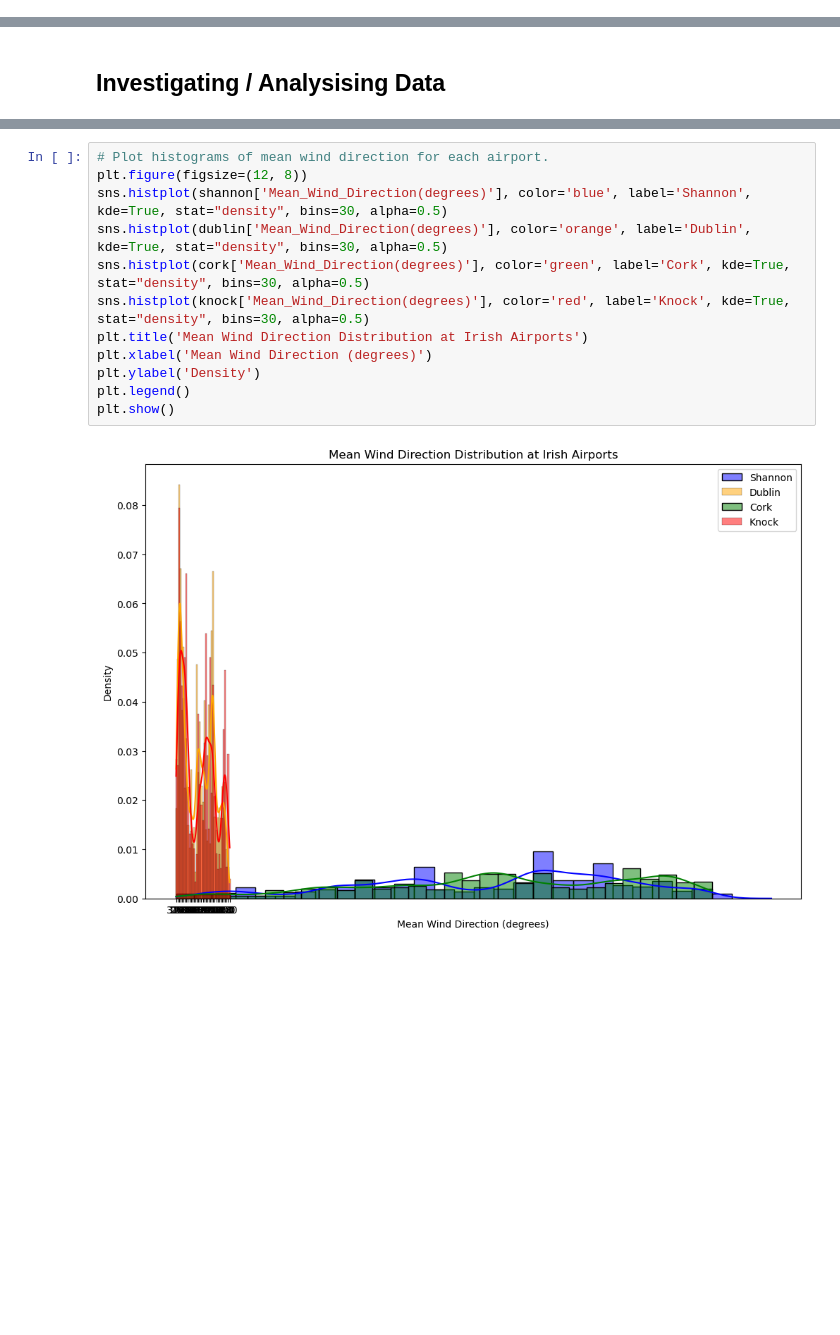
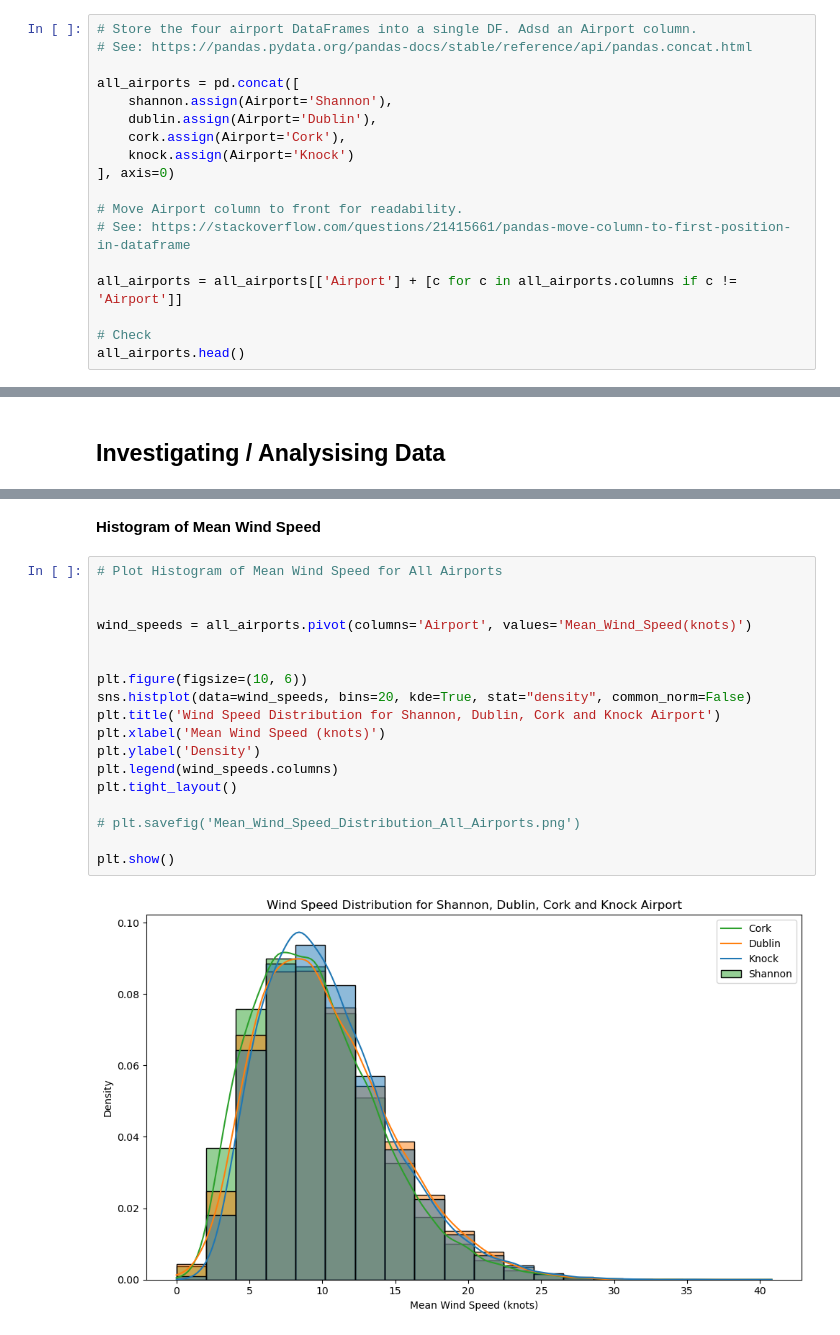
Before and after one commit to LDonn32/PDFA, a Jupyter notebook: Project/Wind-Speed-Analysis.ipynb, the cells around one changed output, grey strips where cells are left out. Saved outputs shown, nothing was run; the diff lists cells and outputs as text; blank space fills up the shorter version.

Commit message:
histograms completed

```diff
--- a/Project/Wind-Speed-Analysis.ipynb
+++ b/Project/Wind-Speed-Analysis.ipynb
@@ -313,0 +314,18 @@ knock = knock[['wdsp', 'hm', 'ddhm', 'hg']].rename(columns={
+# %%
+# Store the four airport DataFrames into a single DF. Adsd an Airport column.
+# See: https://pandas.pydata.org/pandas-docs/stable/reference/api/pandas.concat.html
+
+all_airports = pd.concat([
+    shannon.assign(Airport='Shannon'),
+    dublin.assign(Airport='Dublin'),
+    cork.assign(Airport='Cork'),
+    knock.assign(Airport='Knock')
+], axis=0)
+
+# Move Airport column to front for readability.
+# See: https://stackoverflow.com/questions/21415661/pandas-move-column-to-first-position-in-dataframe
+
+all_airports = all_airports[['Airport'] + [c for c in all_airports.columns if c != 'Airport']]
+
+# Check
+all_airports.head()
@@ -345,14 +342,22 @@ plt.show()
-# %%
-# Plot histograms of mean wind direction for each airport.
-plt.figure(figsize=(12, 8))
-sns.histplot(shannon['Mean_Wind_Direction(degrees)'], color='blue', label='Shannon', kde=True, stat="density", bins=30, alpha=0.5)
-sns.histplot(dublin['Mean_Wind_Direction(degrees)'], color='orange', label='Dublin', kde=True, stat="density", bins=30, alpha=0.5)
-sns.histplot(cork['Mean_Wind_Direction(degrees)'], color='green', label='Cork', kde=True, stat="density", bins=30, alpha=0.5)
-sns.histplot(knock['Mean_Wind_Direction(degrees)'], color='red', label='Knock', kde=True, stat="density", bins=30, alpha=0.5)
-plt.title('Mean Wind Direction Distribution at Irish Airports')
-plt.xlabel('Mean Wind Direction (degrees)')
-plt.ylabel('Density')
-plt.legend()
-plt.show()
-# %% [output]
-[figure, removed]
+# %% [markdown]
+__Histogram of Mean Wind Speed__
+# %%
+# Plot Histogram of Mean Wind Speed for All Airports
+
+
+wind_speeds = all_airports.pivot(columns='Airport', values='Mean_Wind_Speed(knots)')
+
+
+plt.figure(figsize=(10, 6))
+sns.histplot(data=wind_speeds, bins=20, kde=True, stat="density", common_norm=False)
+plt.title('Wind Speed Distribution for Shannon, Dublin, Cork and Knock Airport')
+plt.xlabel('Mean Wind Speed (knots)')
+plt.ylabel('Density')
+plt.legend(wind_speeds.columns)
+plt.tight_layout()
+
+# plt.savefig('Mean_Wind_Speed_Distribution_All_Airports.png')
+
+plt.show()
+# %% [output]
+[figure, added]
```
Also changed, not shown: parts of 8 cells of this notebook, 5 other files.
